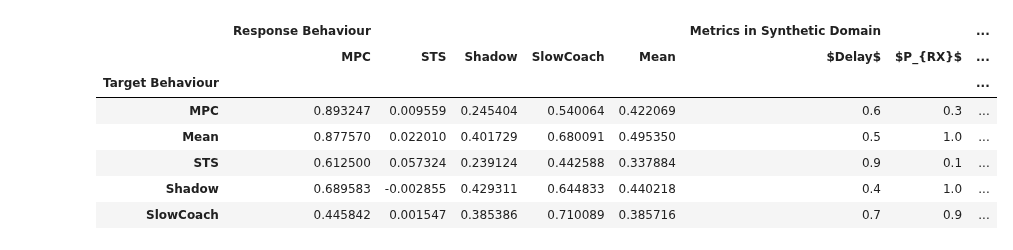
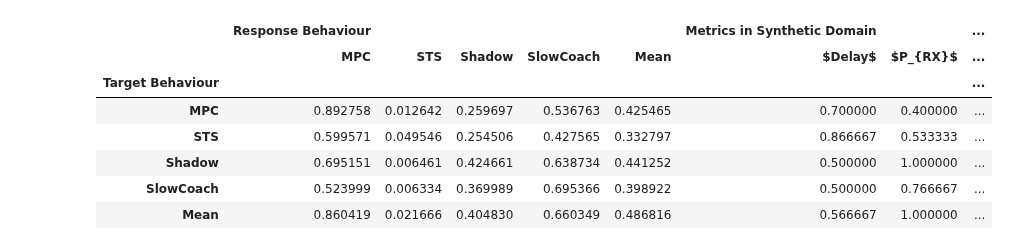
Before and after one commit to andrewbolster/aietes, a Jupyter notebook: scripts/notebooks/AIETES/MultiBev delta T to summarised table.ipynb, the cells around one changed output. Saved outputs shown, nothing was run; the diff lists cells and outputs as text; code cells hidden in the pictures.

```diff
--- a/scripts/notebooks/AIETES/MultiBev delta T to summarised table.ipynb
+++ b/scripts/notebooks/AIETES/MultiBev delta T to summarised table.ipynb
@@ -4,23 +5,28 @@ import pandas as pd
 # %%
 def _detick(x):
     if isinstance(x,(float,np.float)):
         return x
-    elif x =='\checkmark':
+    elif x.startswith('\\'):
         return 1.0
     else:
         return 0.0
 
 with pd.get_store('/dev/shm/top_dt.h5') as s:
-    df =pd.concat([s.get(k) for k in s.keys()], keys=[k[1:] for k in s.keys()],
+    _df =pd.concat([s.get(k) for k in s.keys()], keys=[k[1:] for k in s.keys()],
                   names=['Target Behaviour',''])
-df = df.applymap(_detick).groupby(level='Target Behaviour').head(10).groupby(level='Target Behaviour').mean()
+    _df = _df.applymap(_detick)
+df = _df.applymap(_detick).groupby(level='Target Behaviour').head(30).groupby(level='Target Behaviour').mean()
+_t = df.ix['Mean']
+df = df.drop('Mean', axis=0).append(_t)
+_diag = lambda df : pd.Series(np.diag(df), index=[df.index])
+df['Targeted Response'] = _diag(df['Response Behaviour'])
 df
 # %% [output]
 |  | Response Behaviour |  |  |  |  | Metrics in Synthetic Domain |  | ... |
 |  | MPC | STS | Shadow | SlowCoach | Mean | $Delay$ | $P_{RX}$ | ... |
 | Target Behaviour |  |  |  |  |  |  |  | ... |
-| MPC | 0.893247 | 0.009559 | 0.245404 | 0.540064 | 0.422069 | 0.6 | 0.3 | ... |
-| Mean | 0.877570 | 0.022010 | 0.401729 | 0.680091 | 0.495350 | 0.5 | 1.0 | ... |
-| STS | 0.612500 | 0.057324 | 0.239124 | 0.442588 | 0.337884 | 0.9 | 0.1 | ... |
-| Shadow | 0.689583 | -0.002855 | 0.429311 | 0.644833 | 0.440218 | 0.4 | 1.0 | ... |
-| SlowCoach | 0.445842 | 0.001547 | 0.385386 | 0.710089 | 0.385716 | 0.7 | 0.9 | ... |
+| MPC | 0.892758 | 0.012642 | 0.259697 | 0.536763 | 0.425465 | 0.700000 | 0.400000 | ... |
+| STS | 0.599571 | 0.049546 | 0.254506 | 0.427565 | 0.332797 | 0.866667 | 0.533333 | ... |
+| Shadow | 0.695151 | 0.006461 | 0.424661 | 0.638734 | 0.441252 | 0.500000 | 1.000000 | ... |
+| SlowCoach | 0.523999 | 0.006334 | 0.369989 | 0.695366 | 0.398922 | 0.500000 | 0.766667 | ... |
+| Mean | 0.860419 | 0.021666 | 0.404830 | 0.660349 | 0.486816 | 0.566667 | 1.000000 | ... |
```
Also changed, not shown: parts of 10 cells of this notebook, 5 other files.
